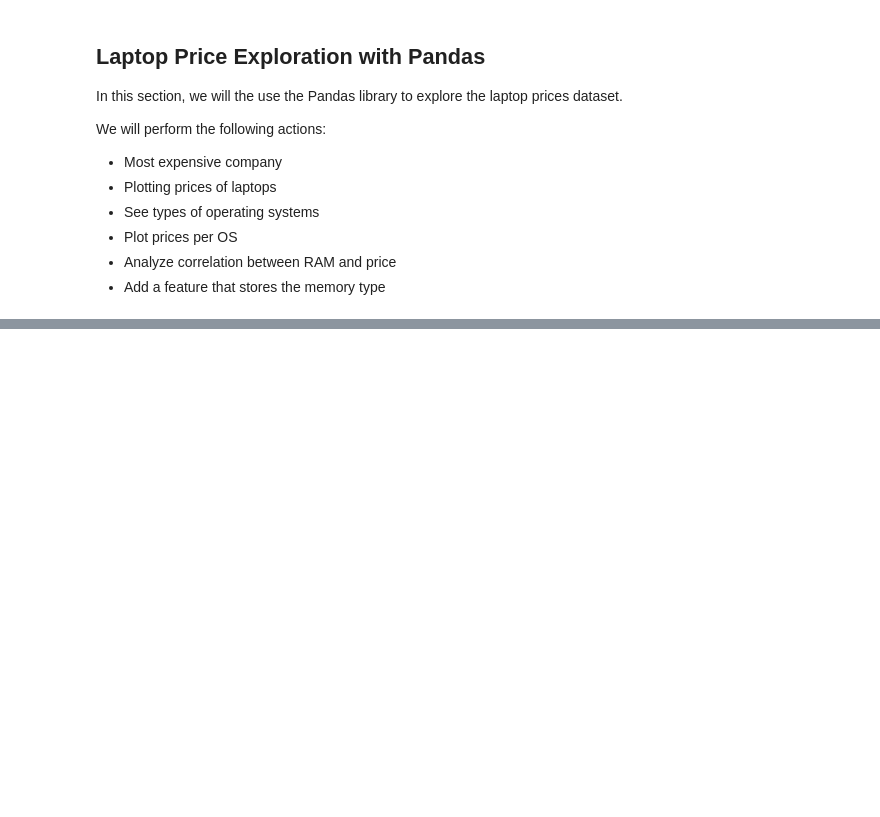
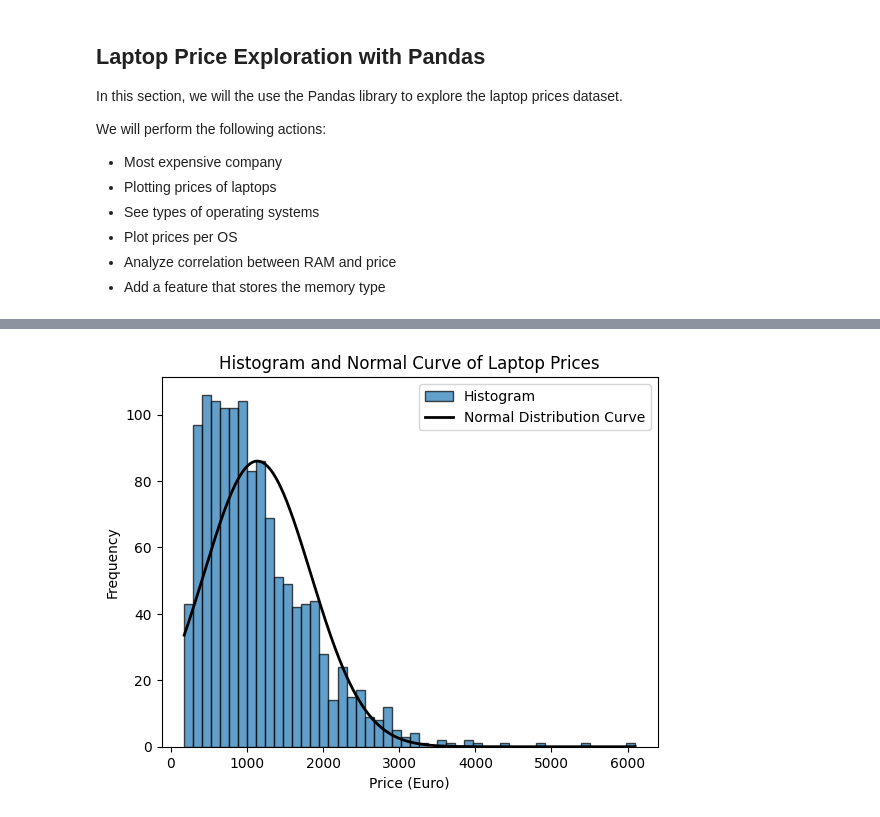
Before and after one commit to maymay-wa/miniproject, a Jupyter notebook: Analysis.ipynb, the cells around one changed output, grey strips where cells are left out. Saved outputs shown, nothing was run; the diff lists cells and outputs as text; code cells hidden in the pictures; blank space fills up the shorter version.

```diff
--- a/Analysis.ipynb
+++ b/Analysis.ipynb
@@ -126 +148,25 @@ ___________________________
+# %%
+# Example Data
+prices = sorted(list(df['Price (Euro)']))
+meanPrice = df['Price (Euro)'].mean()
+stdPrice = df['Price (Euro)'].std()
+
+# Generate the histogram with original prices
+counts, bins, _ = plt.hist(prices, bins=50, density=False, edgecolor='black', alpha=0.7, label='Histogram')
+
+# Generate the curve using actual prices
+x = np.linspace(min(prices), max(prices), 1000)  # Price range
+y = norm.pdf(x, meanPrice, stdPrice) * (bins[1] - bins[0]) * len(prices)  # Scale the curve to match histogram
+
+# Plot the curve
+plt.plot(x, y, color='black', linewidth=2, label='Normal Distribution Curve')
+
+# Titles and labels
+plt.title('Histogram and Normal Curve of Laptop Prices')
+plt.xlabel('Price (Euro)')
+plt.ylabel('Frequency')
+plt.legend()
+plt.show()
+# %% [output]
+[figure, added]
 # %%
```
Also changed, not shown: parts of 5 cells of this notebook, 1 other file.
